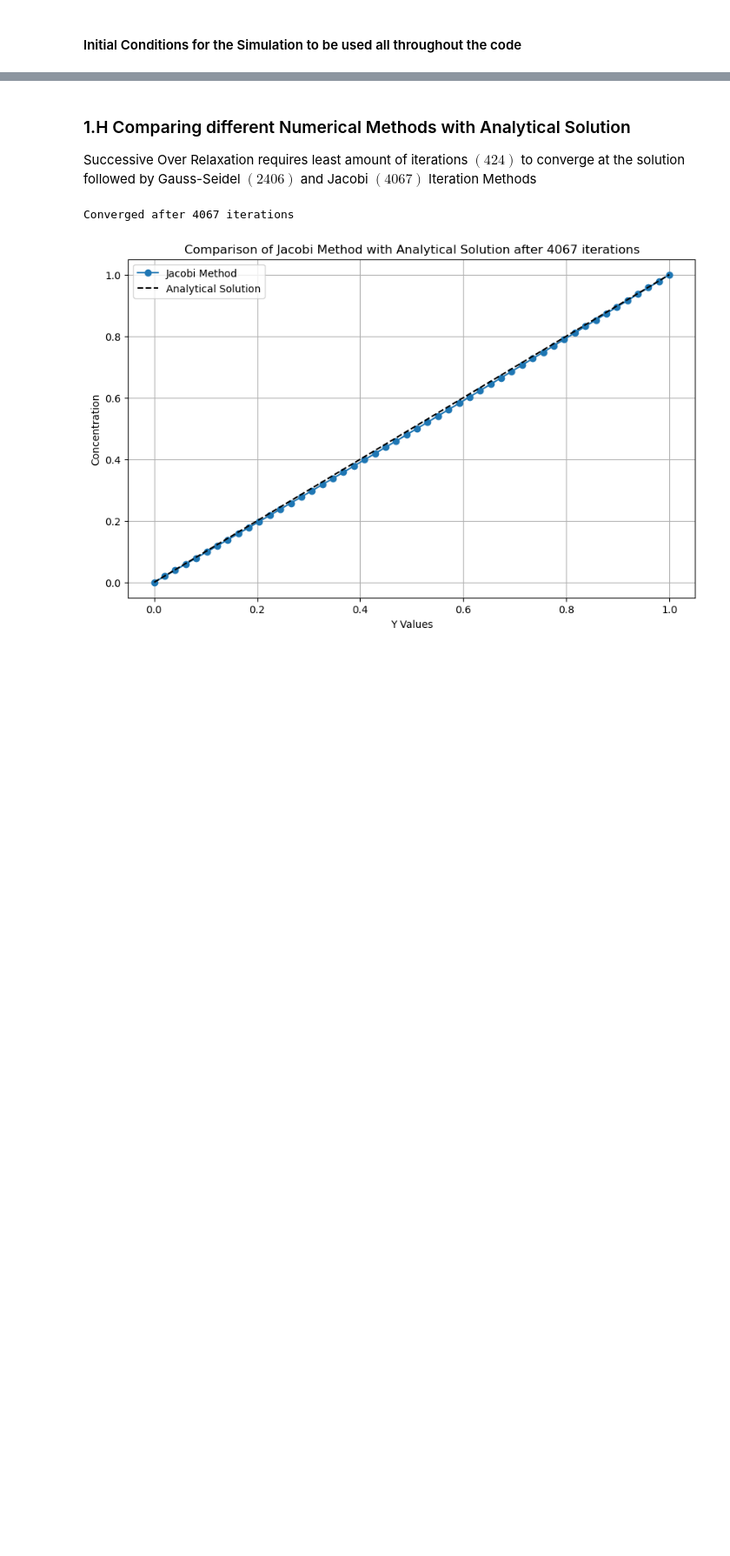
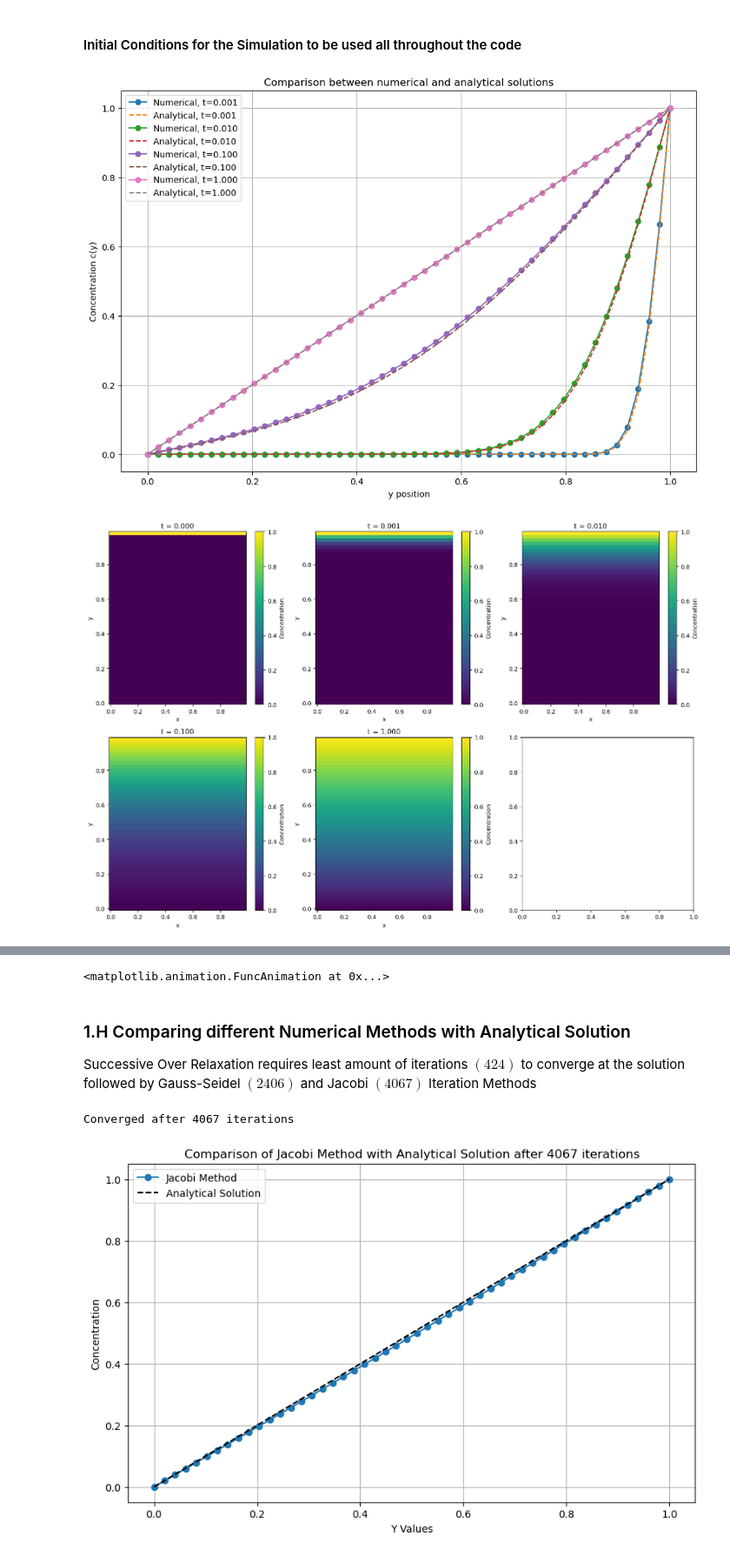
Before and after one commit to liesbeto/SciCompGroup8, a Jupyter notebook: src/final.ipynb, the cells around one changed output, grey strips where cells are left out. Shown at 87% size. Saved outputs shown, nothing was run; the diff lists cells and outputs as text; code cells hidden in the pictures; blank space fills up the shorter version.

Commit message:
added analytic solution comparison for time depedent

```diff
--- a/src/final.ipynb
+++ b/src/final.ipynb
@@ -109,8 +109,7 @@ def get_next_grid(grid, N, dt, D, dx, method, omega):
                     new_grid[i - 1, j] + grid[i + 1, j]
                     + new_grid[i, (j - 1) % N] + grid[i, (j + 1) % N])
 
-                new_grid[i, j] = (1 - omega) * old_value
-                    + omega * gauss_seidel_value
+                new_grid[i, j] = (1 - omega) * old_value + omega * gauss_seidel_value
 
                 maximum_difference = max(maximum_difference,
                     abs(new_grid[i, j] - old_value))
@@ -154,7 +153,7 @@ def simulate_diffusion_2d(N, D, dx, dt, T, method="Explicit", omega=1.85, tol=1e
 
     if method == 'Explicit':
         for step in range(1, n_steps + 1):
-            c = get_next_grid(c, N, dt, D, dx, method=method, omega=omega)
+            c,_ = get_next_grid(c, N, dt, D, dx, method=method, omega=omega)
             current_time = step * dt
 
             if (step % save_interval == 0) or any(abs(current_time - t)
@@ -300,7 +299,7 @@ def compare_analytic_solutions(N, L, D, dx, dt, T, method='Explicit'):
 
     Returns an animation object.
     """
-    time_points, c_history, _ = simulate_diffusion_2d(N, D, dx, dt, T, method,
+    time_points, c_history= simulate_diffusion_2d(N, D, dx, dt, T, method,
         save_interval=100)
     x_points = np.linspace(0, L, N)
     target_times = [0, 0.001, 0.01, 0.1, 1.0]
@@ -330,3 +329,8 @@ dx = L / N  # Grid spacing (distance between grid points)
 D = 1.0     # Diffusion coefficient (controls the rate of diffusion)
 dt = 0.25 * dx**2 / D  # Time step size based on stability criteria
 T = 1.0     # Total simulation time
+# %%
+compare_analytic_solutions(N, L, D, dx, dt, T, method = 'Explicit')
+# %% [output]
+[figure, added]
+[figure, added]
@@ -333,3 +338,4 @@ T = 1.0     # Total simulation time
+<matplotlib.animation.FuncAnimation at 0x...>
 # %%
 def compare_numerical_methods(N, D, dx, dt, T, L, methods=['Jacobi',
     'Gauss-Seidel', 'SOR'], tol= 1e-5, omega=1.8):
```
Also changed, not shown: parts of 1 cell of this notebook.
